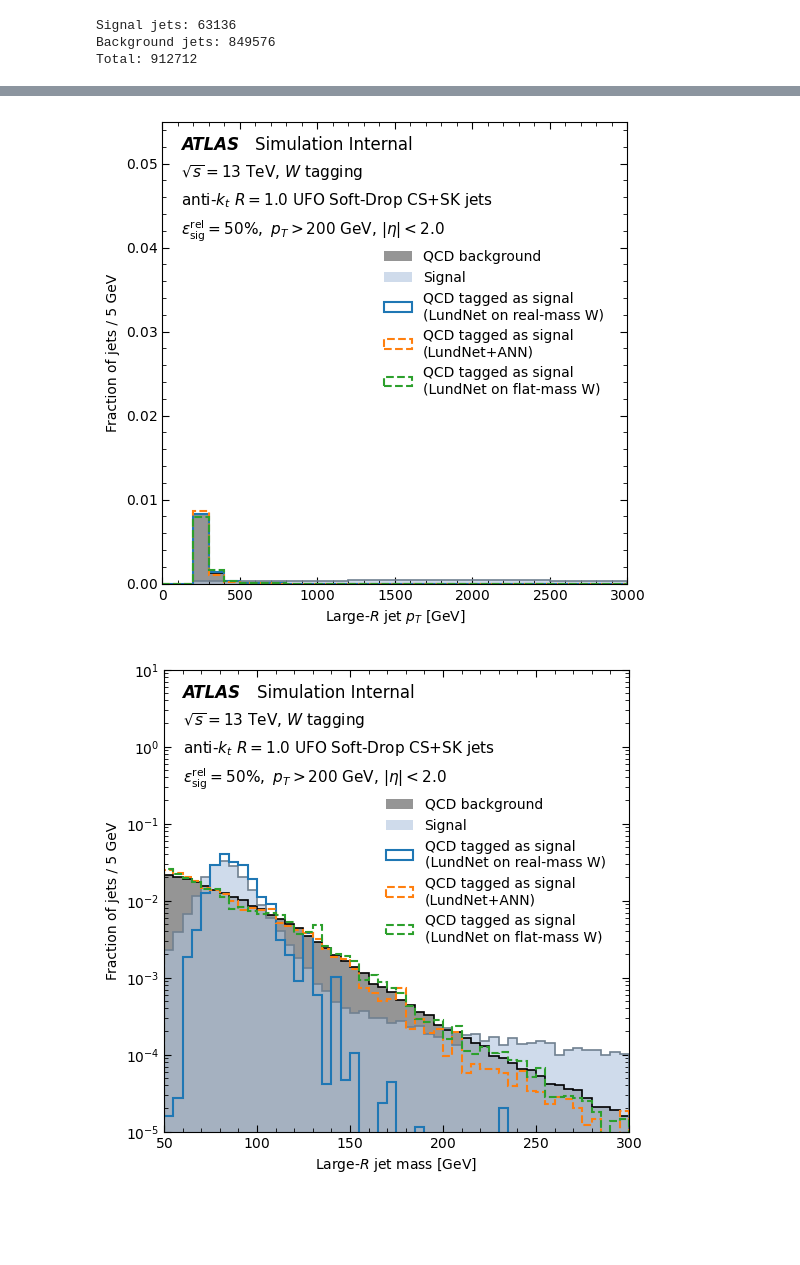
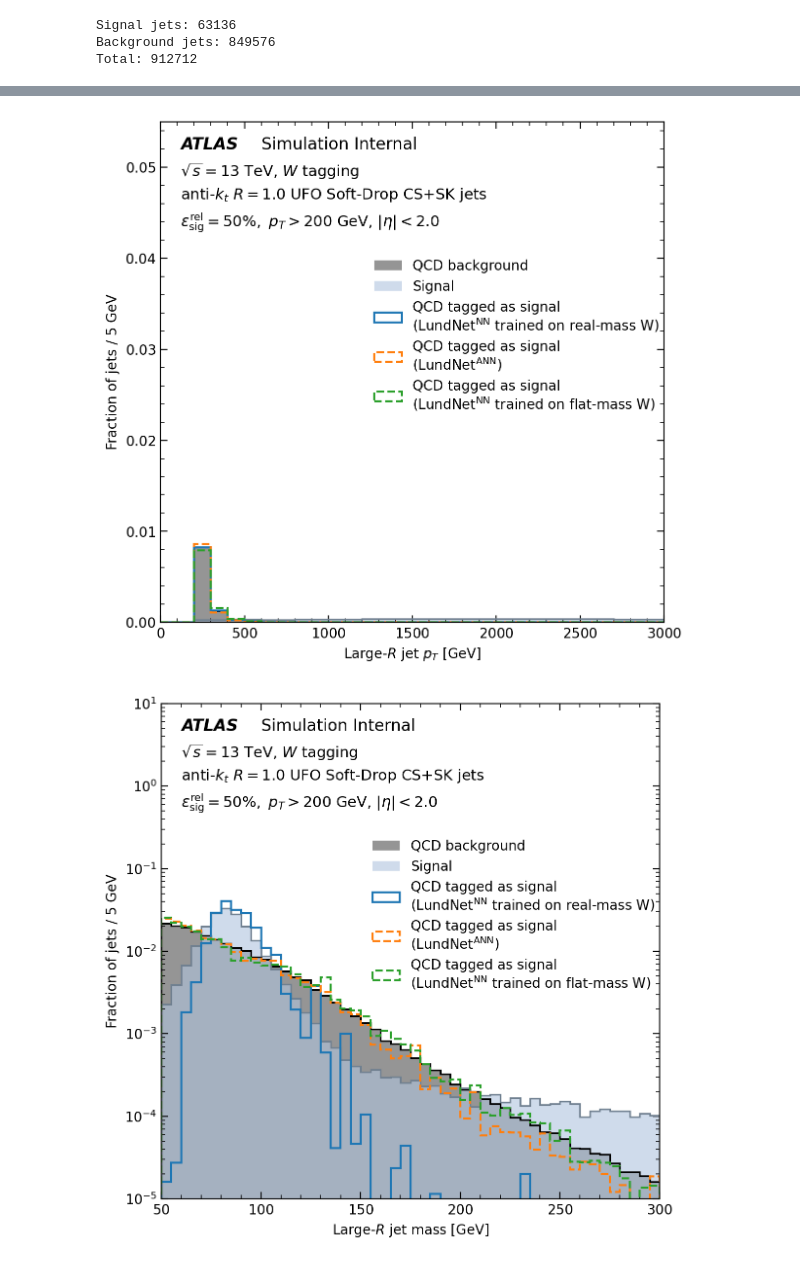
Before and after one commit to KonDoran/lundtoptagger, a Jupyter notebook: plottingW.ipynb, the cells around one changed output, grey strips where cells are left out. Saved outputs shown, nothing was run; the diff lists cells and outputs as text; code cells hidden in the pictures; blank space fills up the shorter version.

```diff
--- a/plottingW.ipynb
+++ b/plottingW.ipynb
@@ -95,7 +95,7 @@ models = {
     # "LundNet on real-mass W run 4": {
     #     "scores": data["fjet_LundNet_nominal"] # run4
     # },
-    "LundNet on real-mass W": {
+    "LundNet$^{{\\mathrm{{NN}}}}$ trained on real-mass W": {
         "scores": data["fjet_LundNet_jp_nominal"]
     },
     # "LundNet+ANN e63": {
@@ -113,13 +113,13 @@ models = {
     # "GN2X": {
     #     "scores": gn2x_scores
     # }
-    "LundNet+ANN": {
+    "LundNet$^{{\\mathrm{{ANN}}}}$": {
         "scores": data["fjet_LundNet_rafael_adv_e320"]
     },
     # "LundNet on flat mass (no mass reweighting)": {
     #     "scores": data["fjet_LundNet_rafael_Wflat"]
     # },
-    "LundNet on flat-mass W": {  # (mass reweighting)
+    "LundNet$^{{\\mathrm{{NN}}}}$ trained on flat-mass W": {  # (mass reweighting)
         "scores": data["fjet_LundNet_flatmass_run17"]
     },
     # "LundNet+ANN (Rafael) e198": {
@@ -233,7 +233,7 @@ plot_params = {
 
 for params in plot_params.values():
     for var in var_params:
-        fig, ax = plt.subplots(figsize=(6, 6))
+        fig, ax = plt.subplots(figsize=(6.6, 6.6), dpi=200)
 
         var_data = data[var]
         hist_params = dict(
@@ -280,9 +280,9 @@ for params in plot_params.values():
         text_args = {"transform": ax.transAxes, "va": 'top'}
         ax.text(0.04, 0.97, atlas_label,    fontsize=12, **text_args, fontweight='bold', style='italic')
         ax.text(0.20, 0.97, atlas_sim,      fontsize=12, **text_args)
-        ax.text(0.04, 0.91, atlas_info,     fontsize=11, **text_args)
-        ax.text(0.04, 0.85, jet_info,       fontsize=11, **text_args)
-        ax.text(0.04, 0.79, selection_info, fontsize=11, **text_args)
+        ax.text(0.04, 0.92, atlas_info,     fontsize=11, **text_args)
+        ax.text(0.04, 0.87, jet_info,       fontsize=11, **text_args)
+        ax.text(0.04, 0.82, selection_info, fontsize=11, **text_args)
 
         plt.xlim(var_params[var]["range"])
         plt.xlabel(var_params[var]["title"])
@@ -290,6 +290,6 @@ for params in plot_params.values():
         plt.yscale(params["yscale"])
         plt.ylim(params["ylim"])
         # plt.legend(frameon=False, bbox_to_anchor=(1.04,0.5), loc="center left")
-        plt.legend(frameon=False, loc="upper left", bbox_to_anchor=(0.45, 0.75))
+        plt.legend(frameon=False, loc="upper left", bbox_to_anchor=(0.4, 0.75))
         plt.show()
 # %% [output]
@@ -297,2 +297,2 @@ for params in plot_params.values():
-[figure, old version]
+[figure, new version]
-[figure, old version]
+[figure, new version]
```
Also changed, not shown: parts of 5 cells of this notebook.
